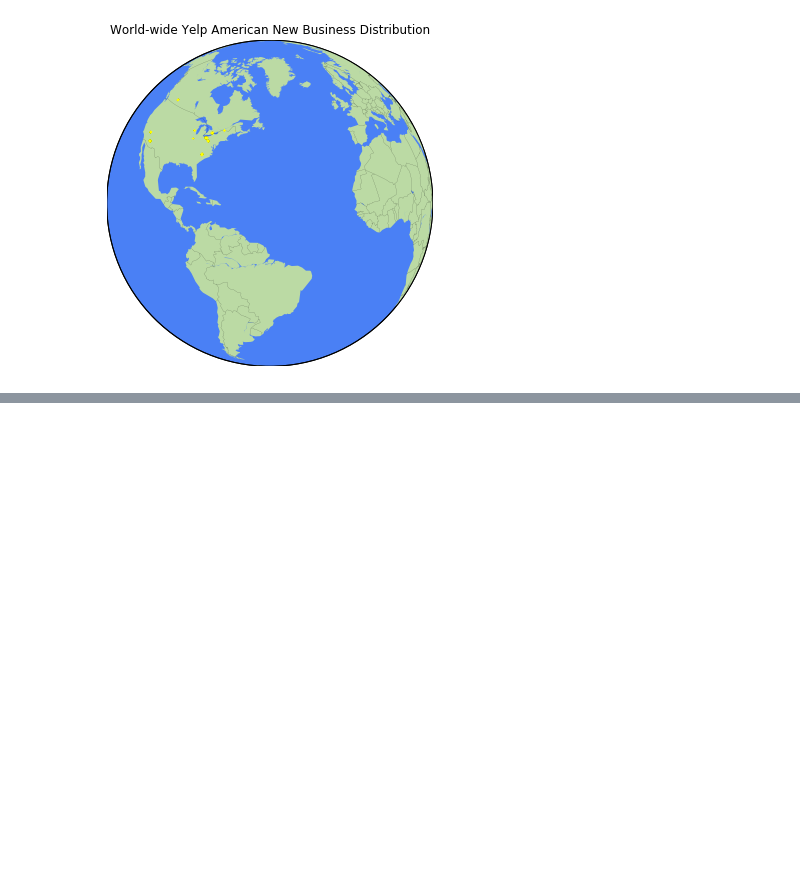
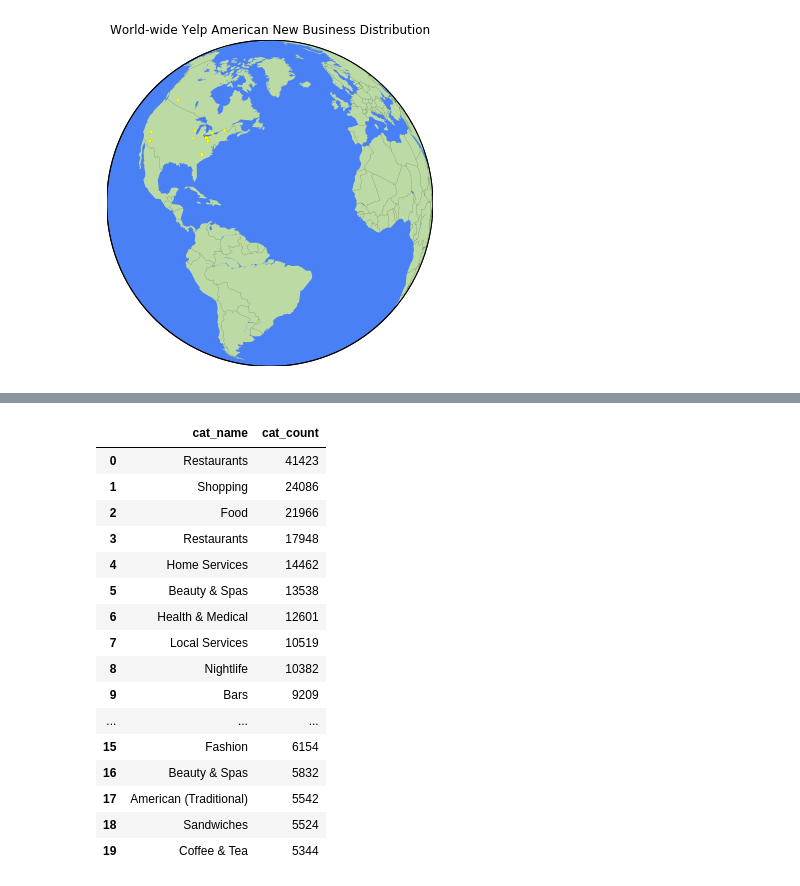
Before and after one commit to zli873/STAT-628-Module3, a Jupyter notebook: visualization.ipynb, the cells around one changed output, grey strips where cells are left out. Cells and saved outputs as stored; diff of their text form; code cells hidden in the pictures; blank space fills up the shorter version.

```diff
--- a/visualization.ipynb
+++ b/visualization.ipynb
@@ -155,0 +286,23 @@ plt.show()
+# %%
+from pandas.core.frame import DataFrame
+whole_cat_df=DataFrame(whole_sorted_cat)
+dic = {'cat_name': whole_cat_df[0], 'cat_count':whole_cat_df[1]}
+whole_cat_df=DataFrame(dic)
+# %% [output]
+|  | cat_name | cat_count |
+| 0 | Restaurants | 41423 |
+| 1 | Shopping | 24086 |
+| 2 | Food | 21966 |
+| 3 | Restaurants | 17948 |
+| 4 | Home Services | 14462 |
+| 5 | Beauty & Spas | 13538 |
+| 6 | Health & Medical | 12601 |
+| 7 | Local Services | 10519 |
+| 8 | Nightlife | 10382 |
+| 9 | Bars | 9209 |
+| ... | ... | ... |
+| 15 | Fashion | 6154 |
+| 16 | Beauty & Spas | 5832 |
+| 17 | American (Traditional) | 5542 |
+| 18 | Sandwiches | 5524 |
+| 19 | Coffee & Tea | 5344 |
```
Also changed, not shown: parts of 14 cells of this notebook.
